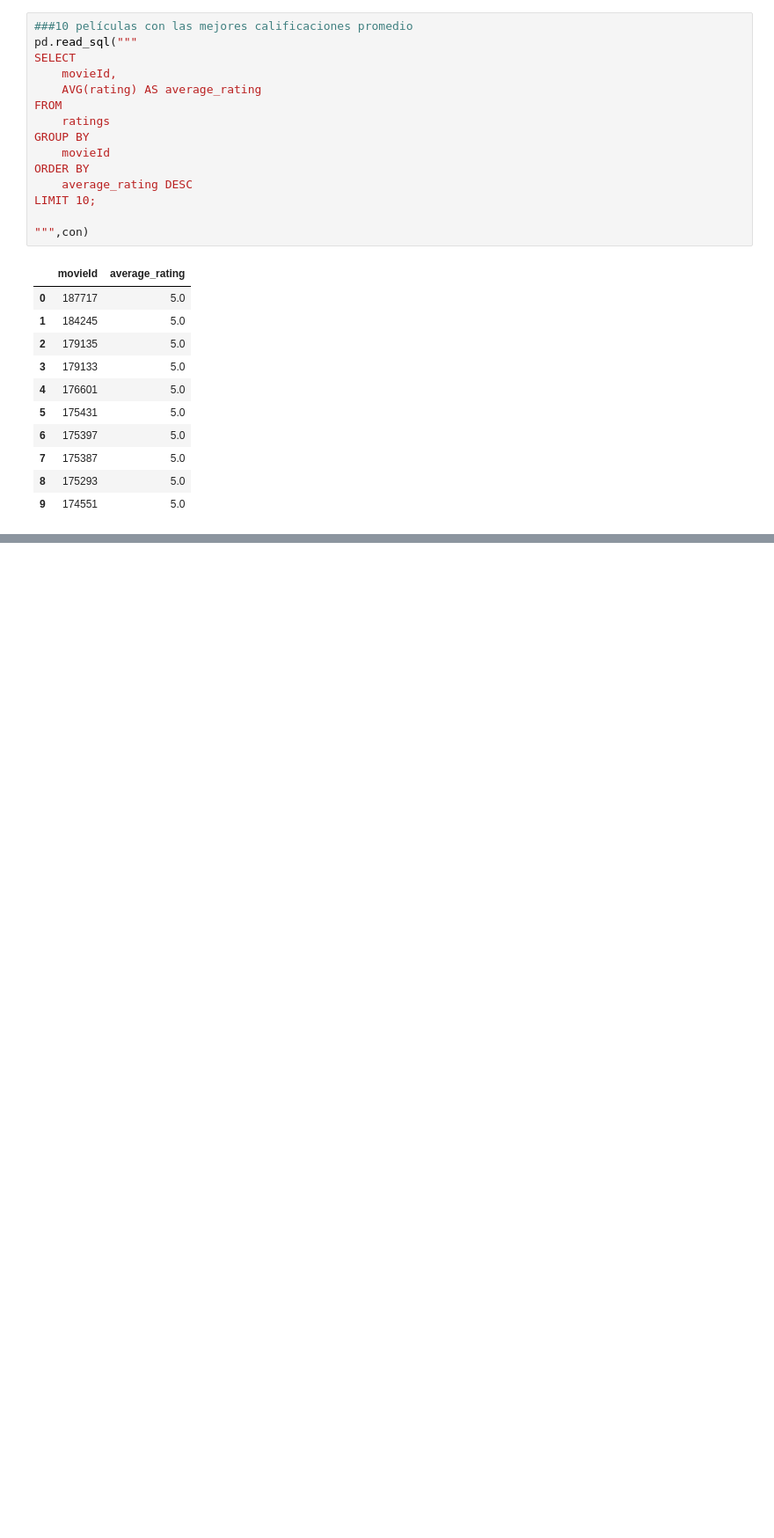
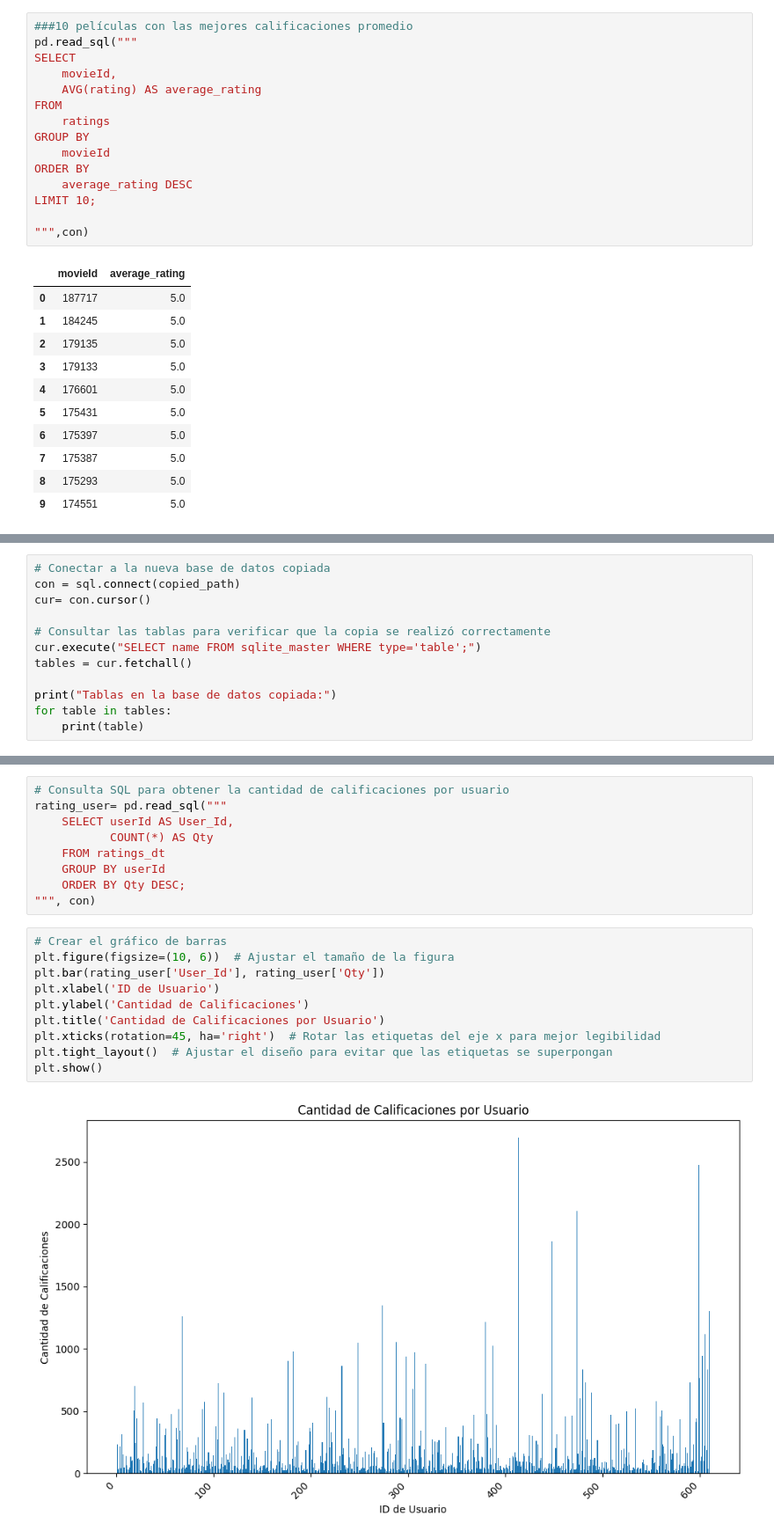
Before and after one commit to yackelineql/MarketingprojectG8, a Jupyter notebook: b_exploracion_limpieza.ipynb, the cells around one changed output, grey strips where cells are left out. Shown: that part at 88% size. Drawn from its saved outputs; the diff is of its cells as text; blank space fills up the shorter version.

```diff
--- a/b_exploracion_limpieza.ipynb
+++ b/b_exploracion_limpieza.ipynb
@@ -318,0 +349,12 @@ LIMIT 10;
+# %%
+# Conectar a la nueva base de datos copiada
+con = sql.connect(copied_path)
+cur= con.cursor()
+
+# Consultar las tablas para verificar que la copia se realizó correctamente
+cur.execute("SELECT name FROM sqlite_master WHERE type='table';")
+tables = cur.fetchall()
+
+print("Tablas en la base de datos copiada:")
+for table in tables:
+    print(table)
@@ -318,0 +597,21 @@ LIMIT 10;
+# %%
+# Consulta SQL para obtener la cantidad de calificaciones por usuario
+rating_user= pd.read_sql("""
+    SELECT userId AS User_Id,
+           COUNT(*) AS Qty
+    FROM ratings_dt
+    GROUP BY userId
+    ORDER BY Qty DESC;
+""", con)
+# %%
+# Crear el gráfico de barras
+plt.figure(figsize=(10, 6))  # Ajustar el tamaño de la figura
+plt.bar(rating_user['User_Id'], rating_user['Qty'])
+plt.xlabel('ID de Usuario')
+plt.ylabel('Cantidad de Calificaciones')
+plt.title('Cantidad de Calificaciones por Usuario')
+plt.xticks(rotation=45, ha='right')  # Rotar las etiquetas del eje x para mejor legibilidad
+plt.tight_layout()  # Ajustar el diseño para evitar que las etiquetas se superpongan
+plt.show()
+# %% [output]
+[figure, added]
```
Also changed, not shown: parts of 29 cells of this notebook, 1 other file.
